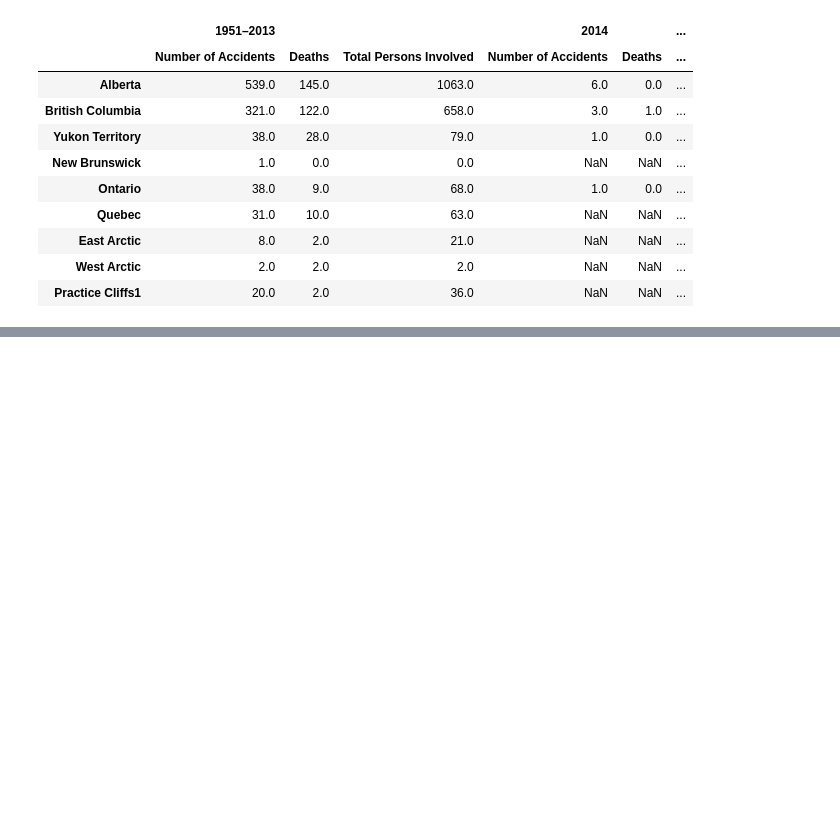
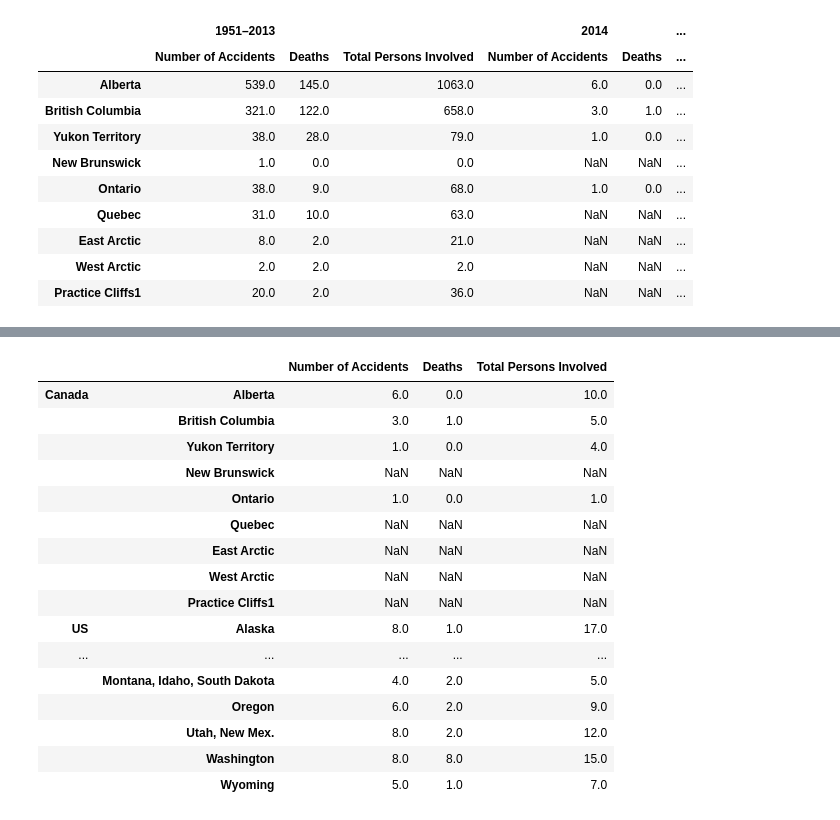
Before and after one commit to AlbertDeFusco/ANAM_Vis, a Jupyter notebook: ANAM_1951-2014_w_bokeh.ipynb, the cells around one changed output, grey strips where cells are left out. Drawn from its saved outputs; the diff is of its cells as text; code cells hidden in the pictures; blank space fills up the shorter version.

```diff
--- a/ANAM_1951-2014_w_bokeh.ipynb
+++ b/ANAM_1951-2014_w_bokeh.ipynb
@@ -154,0 +200,21 @@ df2.loc[idx['Canada', :]]
+# %%
+# 2014 is an integer
+df2.xs(2014, level=0, axis='columns')
+# %% [output]
+|  |  | Number of Accidents | Deaths | Total Persons Involved |
+| Canada | Alberta | 6.0 | 0.0 | 10.0 |
+|  | British Columbia | 3.0 | 1.0 | 5.0 |
+|  | Yukon Territory | 1.0 | 0.0 | 4.0 |
+|  | New Brunswick | NaN | NaN | NaN |
+|  | Ontario | 1.0 | 0.0 | 1.0 |
+|  | Quebec | NaN | NaN | NaN |
+|  | East Arctic | NaN | NaN | NaN |
+|  | West Arctic | NaN | NaN | NaN |
+|  | Practice Cliffs1 | NaN | NaN | NaN |
+| US | Alaska | 8.0 | 1.0 | 17.0 |
+| ... | ... | ... | ... | ... |
+|  | Montana, Idaho, South Dakota | 4.0 | 2.0 | 5.0 |
+|  | Oregon | 6.0 | 2.0 | 9.0 |
+|  | Utah, New Mex. | 8.0 | 2.0 | 12.0 |
+|  | Washington | 8.0 | 8.0 | 15.0 |
+|  | Wyoming | 5.0 | 1.0 | 7.0 |
```
Also changed, not shown: parts of 7 cells of this notebook, 1 other file.
